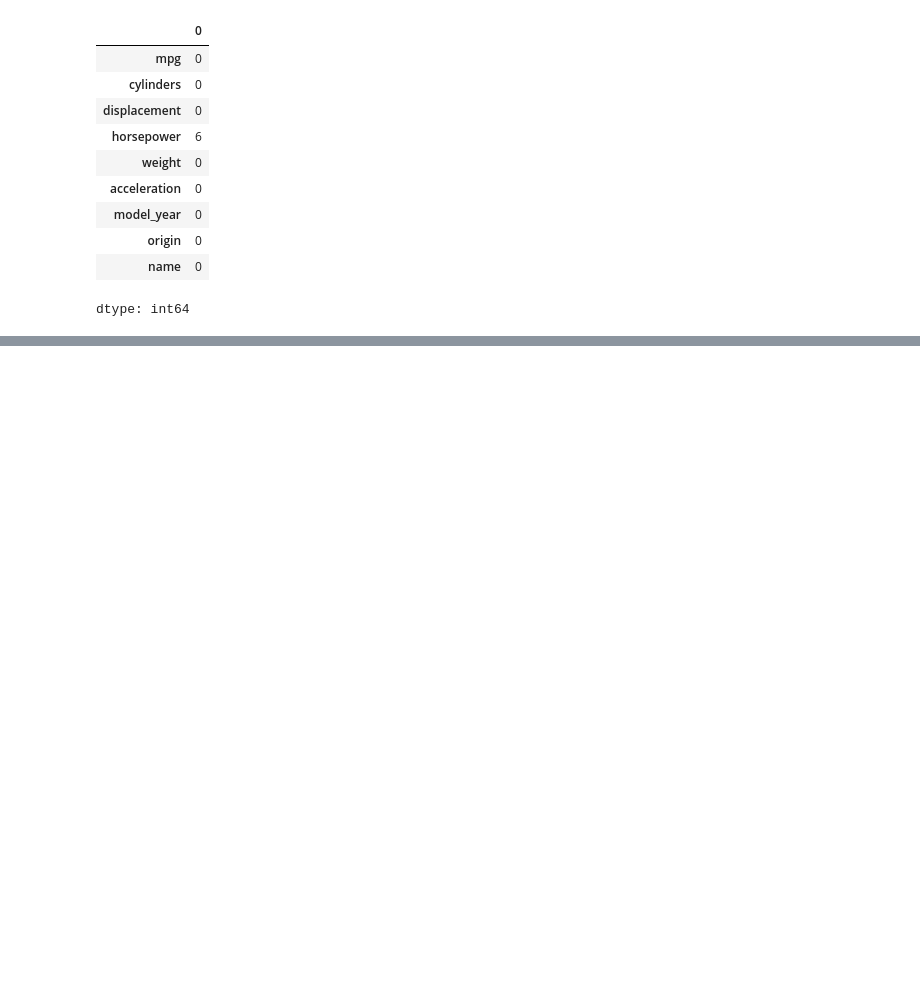
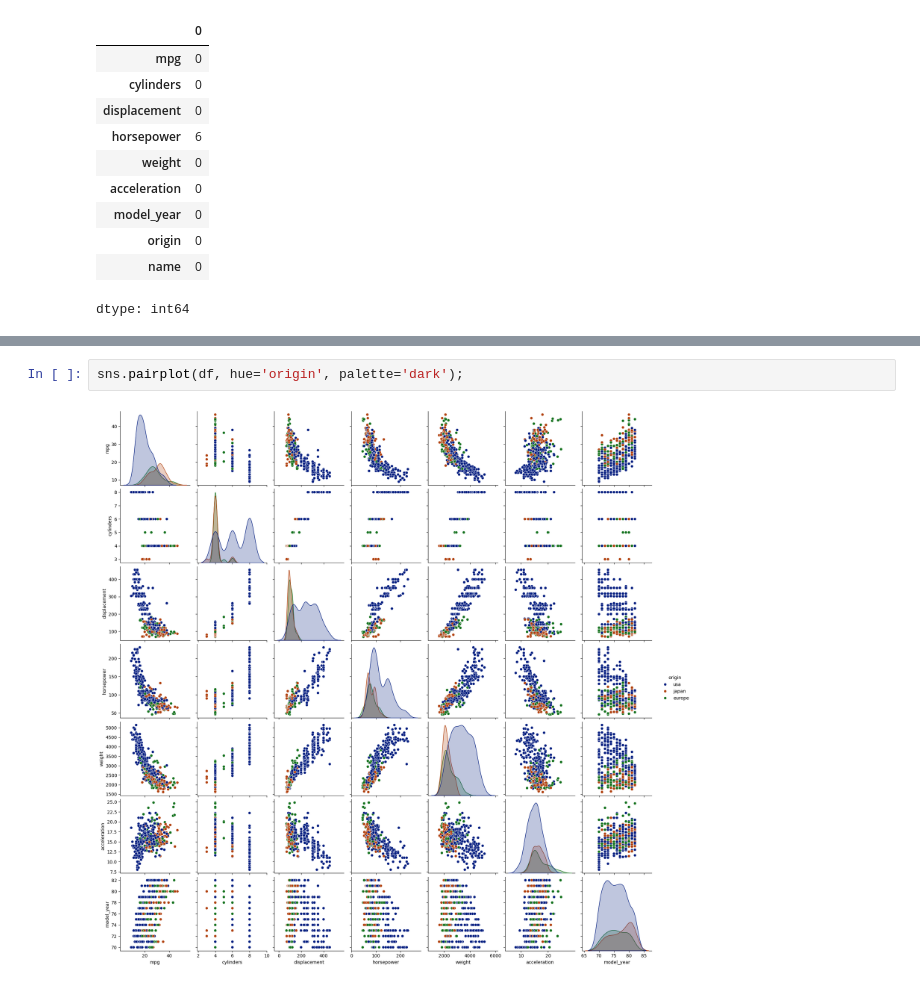
Before and after one commit to Hassan-Ahlgamdi/python-notes, a Jupyter notebook: notes.ipynb, the cells around one changed output, grey strips where cells are left out. Cells and saved outputs as stored; diff of their text form; blank space fills up the shorter version.

```diff
--- a/notes.ipynb
+++ b/notes.ipynb
@@ -883,0 +900,4 @@ dtype: int64
+# %%
+sns.pairplot(df, hue='origin', palette='dark');
+# %% [output]
+[figure, added]
```
Also changed, not shown: parts of 17 cells of this notebook.
